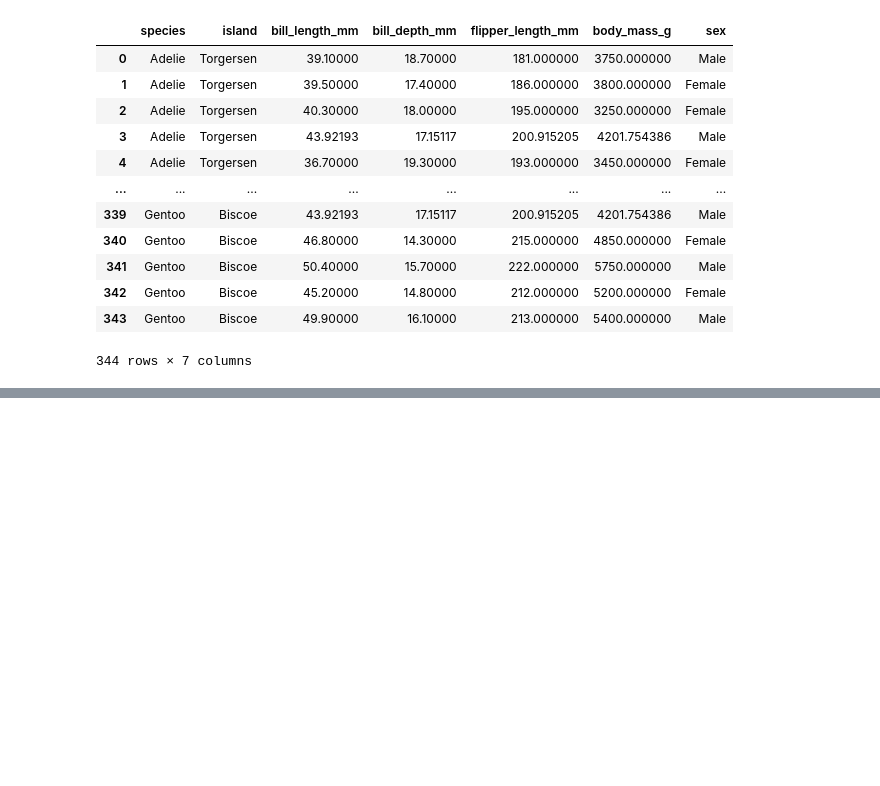
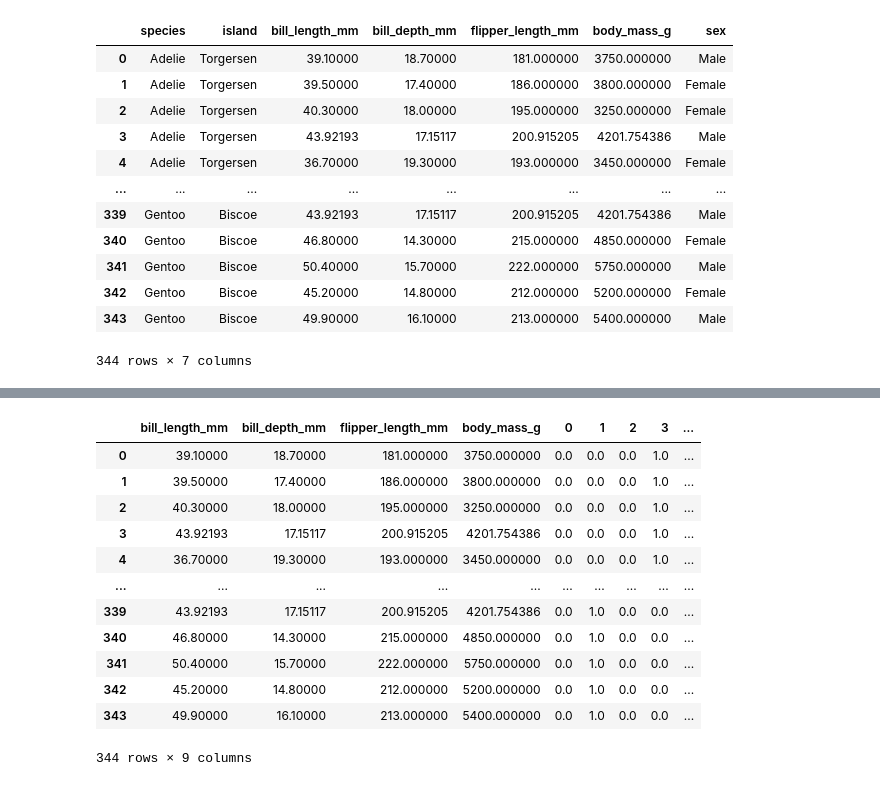
Before and after one commit to digipodium/DP-2025-ML-12.30-MTTFS, a Jupyter notebook: data_preprocessing.ipynb, the cells around one changed output, grey strips where cells are left out. Saved outputs shown, nothing was run; the diff lists cells and outputs as text; code cells hidden in the pictures; blank space fills up the shorter version.

```diff
--- a/data_preprocessing.ipynb
+++ b/data_preprocessing.ipynb
@@ -86,0 +114,4 @@ penguins
+# %%
+sex_enc = OneHotEncoder(drop='first')
+sex_dummy = sex_enc.fit_transform(penguins[['sex']]).toarray()
+sex_dummy_df = pd.DataFrame(sex_dummy)
@@ -86,0 +134,5 @@ penguins
+# %%
+cat_cols = ['species', 'island']
+cat_enc = OneHotEncoder(drop='first')
+dummy_cols = cat_enc.fit_transform(penguins[cat_cols]).toarray()
+dummy_df = pd.DataFrame(dummy_cols)
@@ -86,0 +171,17 @@ penguins
+# %%
+clean_df = pd.concat([penguins, dummy_df, sex_dummy_df], axis = 1).drop(columns = cat_cols+['sex'])
+clean_df
+# %% [output]
+|  | bill_length_mm | bill_depth_mm | flipper_length_mm | body_mass_g | 0 | 1 | 2 | 3 | ... |
+| 0 | 39.10000 | 18.70000 | 181.000000 | 3750.000000 | 0.0 | 0.0 | 0.0 | 1.0 | ... |
+| 1 | 39.50000 | 17.40000 | 186.000000 | 3800.000000 | 0.0 | 0.0 | 0.0 | 1.0 | ... |
+| 2 | 40.30000 | 18.00000 | 195.000000 | 3250.000000 | 0.0 | 0.0 | 0.0 | 1.0 | ... |
+| 3 | 43.92193 | 17.15117 | 200.915205 | 4201.754386 | 0.0 | 0.0 | 0.0 | 1.0 | ... |
+| 4 | 36.70000 | 19.30000 | 193.000000 | 3450.000000 | 0.0 | 0.0 | 0.0 | 1.0 | ... |
+| ... | ... | ... | ... | ... | ... | ... | ... | ... | ... |
+| 339 | 43.92193 | 17.15117 | 200.915205 | 4201.754386 | 0.0 | 1.0 | 0.0 | 0.0 | ... |
+| 340 | 46.80000 | 14.30000 | 215.000000 | 4850.000000 | 0.0 | 1.0 | 0.0 | 0.0 | ... |
+| 341 | 50.40000 | 15.70000 | 222.000000 | 5750.000000 | 0.0 | 1.0 | 0.0 | 0.0 | ... |
+| 342 | 45.20000 | 14.80000 | 212.000000 | 5200.000000 | 0.0 | 1.0 | 0.0 | 0.0 | ... |
+| 343 | 49.90000 | 16.10000 | 213.000000 | 5400.000000 | 0.0 | 1.0 | 0.0 | 0.0 | ... |
+344 rows × 9 columns
```
Also changed, not shown: parts of 12 cells of this notebook, 9 other files.
